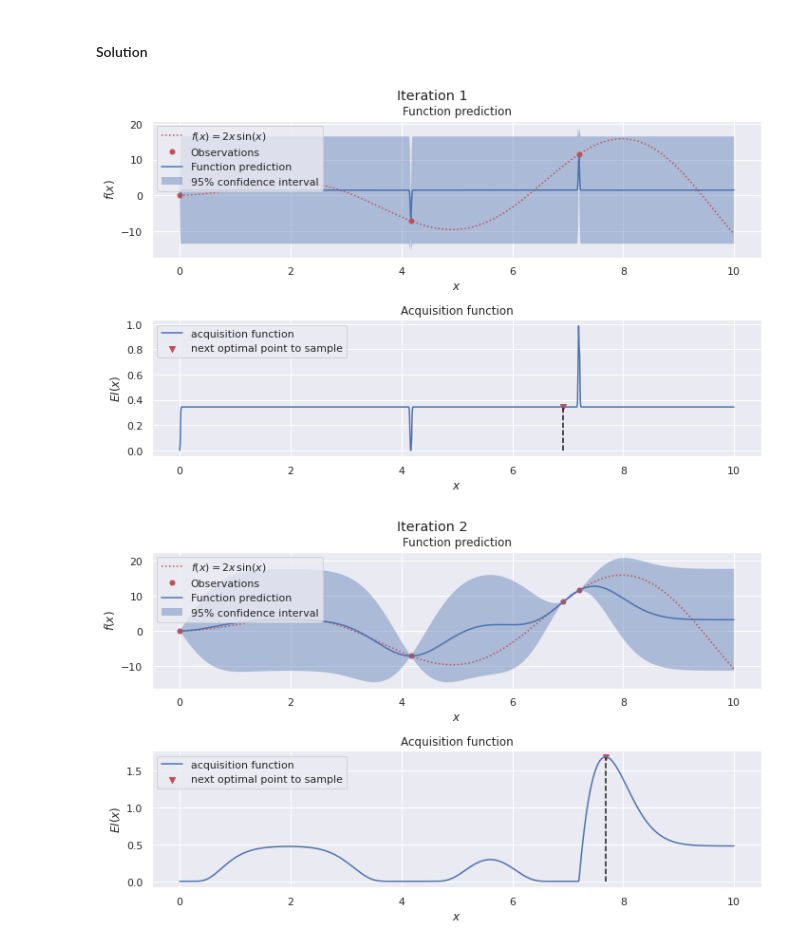
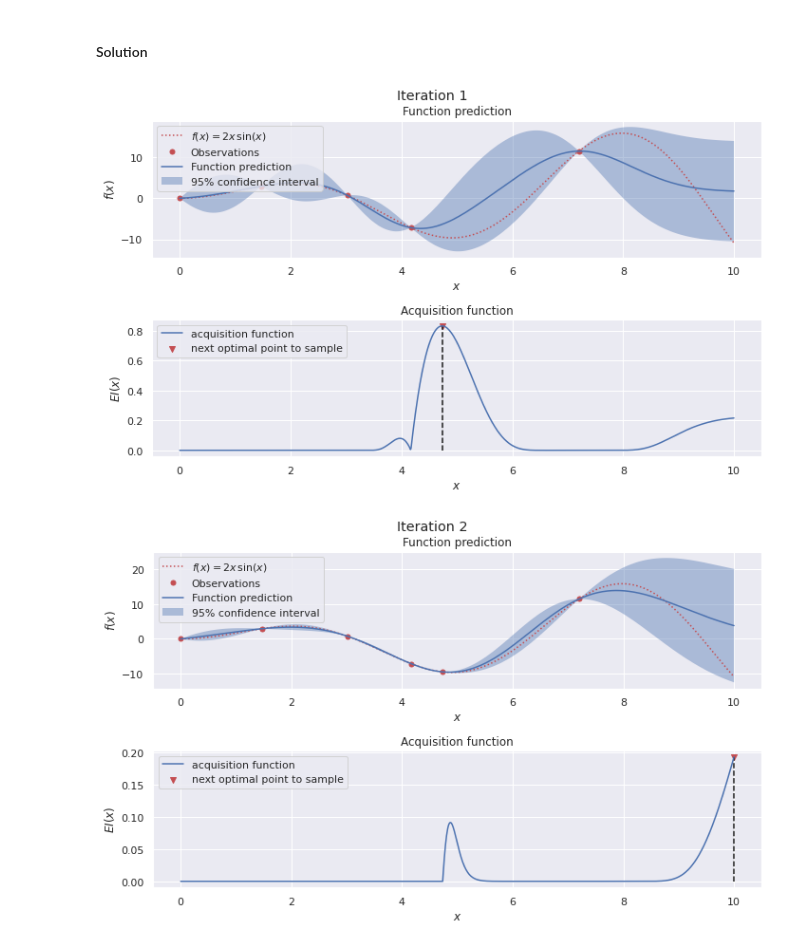
Before and after one commit to elena-ecn/optimization-F2021, a Jupyter notebook: Homework/Homework3/DesignOptimization_HW_3.ipynb, the cells around one changed output. Cells and saved outputs as stored; diff of their text form; code cells hidden in the pictures.

Commit message:
Make improvements and add minimization functionality to P2 - HW3

```diff
--- a/Homework/Homework3/DesignOptimization_HW_3.ipynb
+++ b/Homework/Homework3/DesignOptimization_HW_3.ipynb
@@ -295,15 +295,18 @@ from sklearn.gaussian_process.kernels import RBF, ConstantKernel as C
 from scipy.stats import norm
 from scipy.optimize import minimize
 import seaborn as sns
+import warnings
+
 
 np.random.seed(1)
+
 
 def f(x):
     """ The objective function to predict."""
     return 2 * x * np.sin(x)
 
 
-def acquisition_fun(x, X_sample, gaussian_process):
+def acquisition_fun(x, X_sample, gaussian_process, isMinimization):
     """ Expected Improvement (EI) acquisition function.
 
     Computes the EI at points x based on existing samples X_sample using a
@@ -312,6 +315,7 @@ def acquisition_fun(x, X_sample, gaussian_process):
         - x(np.ndarray):        The points for which the EI needs to be computed
         - X_sample(np.ndarray): Sample points locations (n x d).
         - gaussian_process(GaussianProcessRegressor): GP fitted to the samples
+        - isMinimization(bool): Whether it is a minimization problem
     Returns:
         - expected_improvement(np.ndarray): The EI for the point x
     """
@@ -321,12 +325,17 @@ def acquisition_fun(x, X_sample, gaussian_process):
     # Find mean and variance for sampled points
     mu_sample = gaussian_process.predict(X_sample)
     # Find mean for current optimal point
-    mu_best = np.max(mu_sample)
+    if isMinimization:
+        mu_best = np.min(mu_sample)
+        factor = -1
+    else:
+        mu_best = np.max(mu_sample)
+        factor = 1
 
     # Compute expected improvement for all points x
     with np.errstate(divide='ignore'):  # In case sigma equals zero
-        Z = (mu - mu_best)/sigma
-        expected_improvement = (mu - mu_best)*norm.cdf(Z) + sigma*norm.pdf(Z)
+        Z = factor*(mu - mu_best)/sigma
+        expected_improvement = factor*(mu - mu_best)*norm.cdf(Z) + sigma*norm.pdf(Z)
         expected_improvement[sigma == 0.0] == 0.0
 
     # sigma = sigma.reshape(-1, 1)
@@ -334,7 +343,7 @@ def acquisition_fun(x, X_sample, gaussian_process):
     return expected_improvement
 
 
-def best_next_sample(acquisition_fun, X_sample, gaussian_process, bounds, n_restarts=25):
+def best_next_sample(acquisition_fun, X_sample, gaussian_process, bounds, isMinimization, n_restarts=25):
     """Find the next optimal point to sample the objective function.
 
     The next optimal point to sample is the one that maximizes the acquisition
@@ -344,6 +353,7 @@ def best_next_sample(acquisition_fun, X_sample, gaussian_process, bounds, n_rest
         - X_sample(np.ndarray):      The sampled points locations (n x d)
         - gaussian_process(GaussianProcessRegressor): The GP fitted to the samples
         - bounds(np.ndarray):        Lower and upper bounds on the params of the objective function (n_params,2)
+        - isMinimization(bool):      Whether it is a minimization problem
         - n_restarts(int):           Number of random points to start the optimization of the acquisition fun
     Returns:
         - best_x(np.ndarray):        The location of the acquisition function maximum
@@ -353,15 +363,12 @@ def best_next_sample(acquisition_fun, X_sample, gaussian_process, bounds, n_rest
     best_x = None
 
     def min_obj(X):
-        # Minimization objective is the negative acquisition function (max acq.)
-        return -acquisition_fun(X.reshape(-1, dim), X_sample, gaussian_process)
+        # Minimization objective is the negative acquisition function (we want to maximize the acquisition fun)
+        return -acquisition_fun(X.reshape(-1, dim), X_sample, gaussian_process, isMinimization)
 
     # Find the best optimum by starting from n_restart different random points.
     for x0 in np.random.uniform(bounds[:, 0], bounds[:, 1], size=(n_restarts, dim)):
-        res = minimize(fun=min_obj,
-                       x0=x0.reshape(1, -1),
-                       bounds=bounds,
-                       method='L-BFGS-B')
+        res = minimize(fun=min_obj, x0=x0.reshape(1, -1), bounds=bounds, method='L-BFGS-B')
 
         if res.fun < best_acquisition_value:
             best_acquisition_value = res.fun[0]
@@ -370,7 +377,7 @@ def best_next_sample(acquisition_fun, X_sample, gaussian_process, bounds, n_rest
     return best_x
 
 
-def bayesian_optimization(f, max_iter, bounds):
+def bayesian_optimization(f, max_iter, bounds, isMinimization):
     """ Bayesian Optimization.
 
     Probabilistic method for global optimization of a black-box objective
@@ -379,14 +386,16 @@ def bayesian_optimization(f, max_iter, bounds):
         - f(function):         Objective function to be optimized
         - max_iter(int):       Maximum iterations to run the algorithm
         - bounds(np.ndarray):  Lower and upper bounds on the parameters of the objective function (n_params,2)
+        - isMinimization(bool): Whether it is a minimization problem
     Returns:
         - X(np.ndarray):       The collection of sampled datapoint locations
         - Y(np.ndarray):       The corresponding y values for the X datapoints
         - model(GaussianProcessRegressor): Our belief of the objective function
     """
+    warnings.filterwarnings("ignore")
 
     # Sample objective function for N initial points
-    N = 3                              # Number of initial points to sample
+    N = 5                              # Number of initial points to sample
     for bound in bounds:
         x_points = np.random.uniform(bound[0], bound[1], N)
         X = np.atleast_2d(x_points).T  # Sample points
@@ -398,18 +407,23 @@ def bayesian_optimization(f, max_iter, bounds):
                                         alpha=1e-10,
                                         n_restarts_optimizer=10,
                                         normalize_y=True)
+
     for i in range(max_iter):
         # Update the belief of the objective function
         model.fit(X, Y)
 
         # Find best next point to sample by maximizing the acquisition function
-        next_sample = best_next_sample(acquisition_fun, X, model, bounds)
+        next_sample = best_next_sample(acquisition_fun, X, model, bounds, isMinimization)
+
+        # Duplicate points cause problems to GP. In case of a duplicate, we will randomly sample a next point.
+        if np.any(np.abs(next_sample - X) <= 1e-7):
+            next_sample = np.random.uniform(bounds[:, 0], bounds[:, 1], bounds.shape[0])
 
         # Evaluate the objective function at the new best point
         next_y = f(next_sample)
 
         # Plot objective function, prediction, 95% confidence interval and acquisition function
-        plot_bayesian_opt(X, Y, model, bounds, acquisition_fun, f, next_sample, i)
+        plot_bayesian_opt(X, Y, model, bounds, acquisition_fun, f, next_sample, i, isMinimization)
 
         # Augment the data
         X = np.vstack((X, next_sample))
@@ -418,7 +432,7 @@ def bayesian_optimization(f, max_iter, bounds):
     return X, Y, model
 
 
-def plot_bayesian_opt(X_data, Y_data, gp_model, bounds, acquisition_fun, f, next_sample, i):
+def plot_bayesian_opt(X_data, Y_data, gp_model, bounds, acquisition_fun, f, next_sample, i, isMinimization):
     """ Plot the objective function, the prediction and the 95% confidence interval."""
 
     # Mesh the input space for evaluations of the real and the predicted functions
@@ -427,7 +441,7 @@ def plot_bayesian_opt(X_data, Y_data, gp_model, bounds, acquisition_fun, f, next
     # Make predictions on the meshed x-axis points
     y_pred, sigma = gp_model.predict(x, return_std=True)
 
-    # Plot the sampled points and the real and predicted functions
+    # Plot the sampled points, the real and predicted functions
     sns.set_theme()
     fig, axs = plt.subplots(2, 1, figsize=(10,6))
     fig.suptitle('Iteration {}'.format(i+1), y=1.01)
@@ -439,37 +453,38 @@ def plot_bayesian_opt(X_data, Y_data, gp_model, bounds, acquisition_fun, f, next
                 alpha=.4, fc='b', ec='None', label='95% confidence interval')
     axs[0].set_xlabel('$x$')
     axs[0].set_ylabel('$f(x)$')
     # axs[0].set_ylim(-10, 20)
     axs[0].set_title('Function prediction')
     axs[0].legend(loc='upper left')
 
     # Compute the value of the acquisition function at the next best point to sample
-    sample_acq_value = acquisition_fun(next_sample.reshape(-1, 1), X_data, gp_model)
+    sample_acq_value = acquisition_fun(next_sample.reshape(-1, 1), X_data, gp_model, isMinimization)
 
     # Plot the acquisition function and the next best point to sample
-    axs[1].plot(x, acquisition_fun(x, X_data, gp_model), 'b', label='acquisition function')
+    axs[1].plot(x, acquisition_fun(x, X_data, gp_model, isMinimization), 'b', label='acquisition function')
     axs[1].vlines(next_sample, ymin=0, ymax=sample_acq_value, colors='k', linestyles='dashed')
     axs[1].scatter(next_sample, sample_acq_value, marker='v', color='r', label='next optimal point to sample')
     axs[1].legend(loc='upper left')
     axs[1].set_xlabel('$x$')
     axs[1].set_ylabel('$EI(x)$')
     axs[1].set_title('Acquisition function')
 
     fig.tight_layout()
     plt.show()
     print('\n')
 
 
 if __name__ == "__main__":
 
     # Parameters
     # --------------------------------------------------------------------------
-    var_bounds = np.array([[0, 10.0]])
-    max_iterations = 3
+    bounds = np.array([[0, 10.0]])  # Bounds of variables
+    max_iterations = 5              # Number of iterations to run the algorithm
+    isMinimization = True           # Whether to minimize or maximize the objective function
 
     # Optimize the black-box objective function f
     # --------------------------------------------------------------------------
-    X_data, Y_data, model = bayesian_optimization(f, max_iterations, var_bounds)
+    X_data, Y_data, model = bayesian_optimization(f, max_iterations, bounds, isMinimization)
 # %% [output]
-[figure, old version]
+[figure, new version]
-[figure, old version]
+[figure, new version]
```
Also changed, not shown: parts of 1 cell of this notebook.
